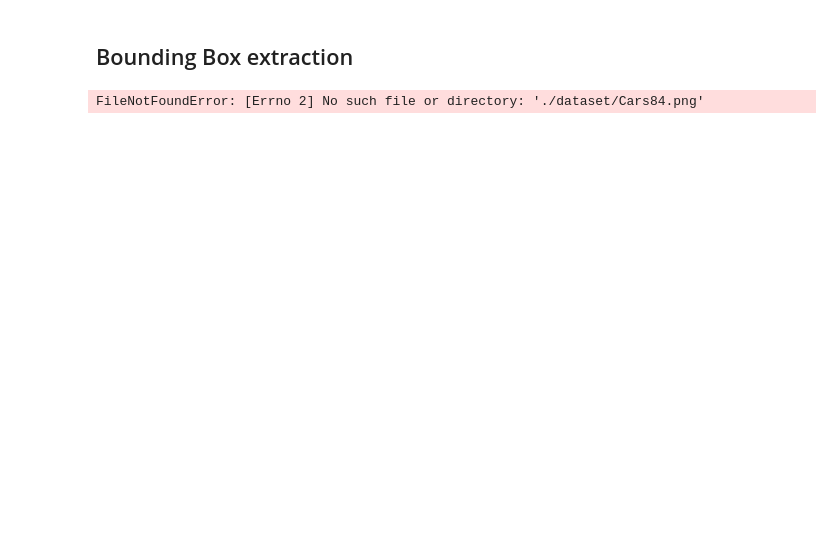
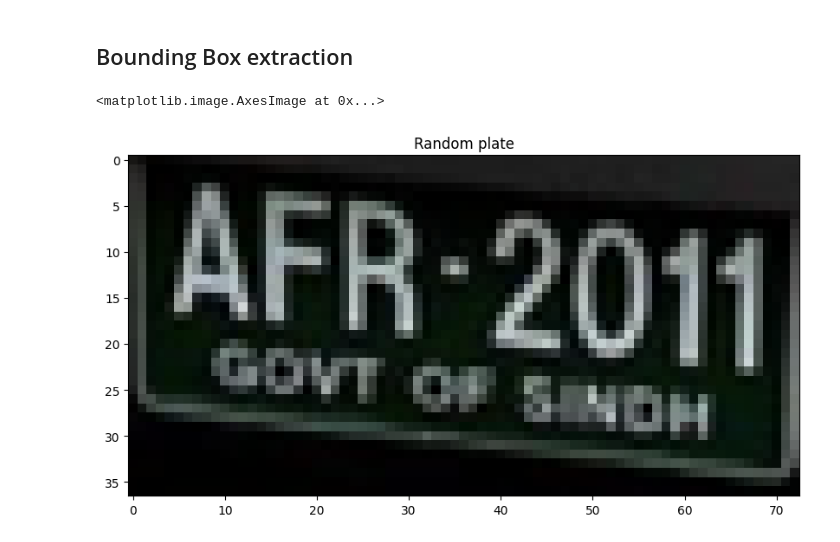
Before and after one commit to damirch/alpr, a Jupyter notebook: detection.ipynb, the cells around one changed output. Cells and saved outputs as stored; diff of their text form; code cells hidden in the pictures; blank space fills up the shorter version.

Commit message:
no longer save plates on disk

```diff
--- a/detection.ipynb
+++ b/detection.ipynb
@@ -76,19 +77,24 @@ ax.add_patch(rect)
 # %% [markdown]
 ## Bounding Box extraction
 # %%
-# for every image in the dataset, extract the area of the plate and save it in a new folder
-from shutil import copyfile
-from tqdm import tqdm
-
-OUTPUT_PATH = "./platesOnly"
+plates = []
 
 image_filenames = list(walk(IMAGES_PATH))
 for image_filename in tqdm(image_filenames[0][2]):
     image_path = path.join(image_filenames[0][0], image_filename)
     annotation = image_filename.split('.')[0] + '.xml'
     annotation_path = path.join(ANNOTATIONS_PATH, annotation)
     plate = PlateBoundingBox(annotation_path)
-    copyfile(image_path, path.join(OUTPUT_PATH, image_filename))
-    plate.save(path.join(OUTPUT_PATH, annotation))
+
+    img = plt.imread(image_path)
+    plate_img = img[plate.ymin:plate.ymax, plate.xmin:plate.xmax]
+
+    plates.append(plate_img)
+
+# show a random plate
+fig, ax = plt.subplots(figsize=(10,8))
+ax.set_title('Random plate')
+ax.imshow(rd.choice(plates))
 # %% [output]
-FileNotFoundError: [Errno 2] No such file or directory: './dataset/Cars84.png'
+<matplotlib.image.AxesImage at 0x...>
+[figure, added]
```
Also changed, not shown: parts of 5 cells of this notebook, 1 other file.
